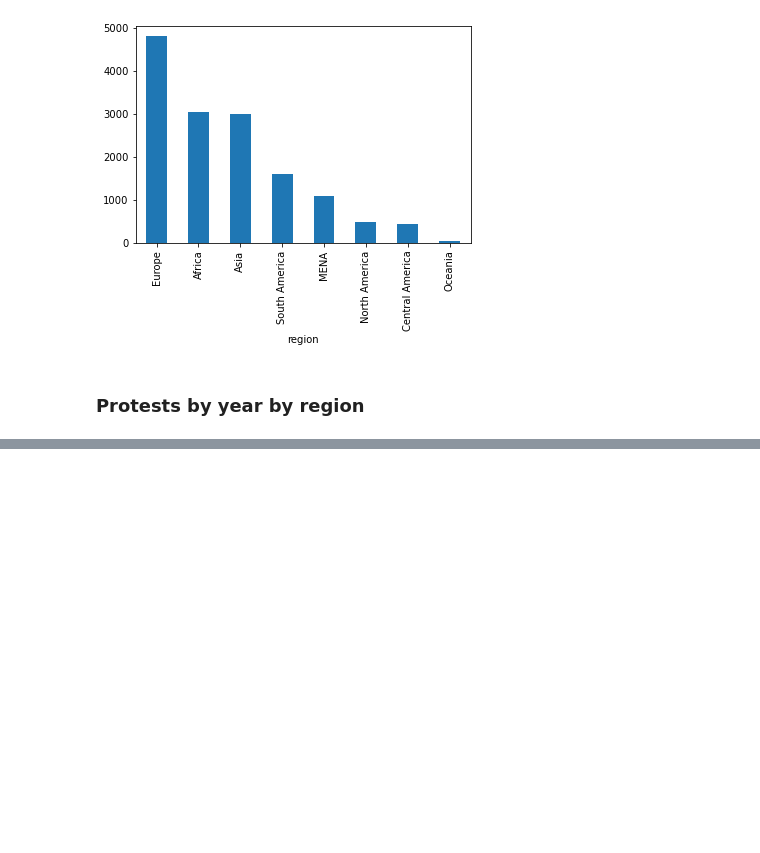
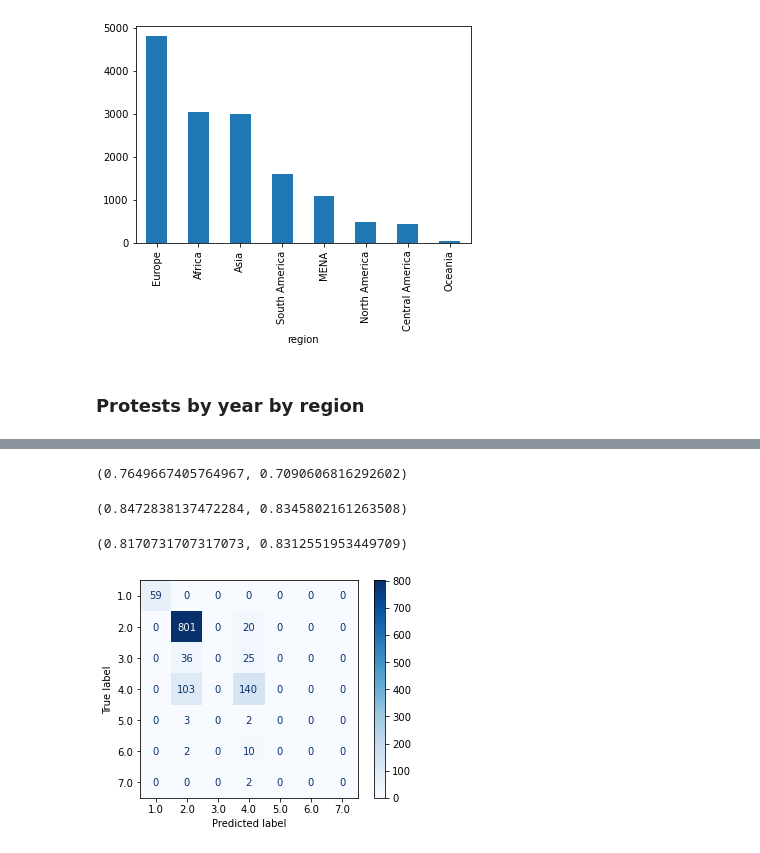
Before and after one commit to 1aaronh/worldwide_protest_analysis, a Jupyter notebook: group_project_eda.ipynb, the cells around one changed output, grey strips where cells are left out. Saved outputs shown, nothing was run; the diff lists cells and outputs as text; code cells hidden in the pictures; blank space fills up the shorter version.

```diff
--- a/group_project_eda.ipynb
+++ b/group_project_eda.ipynb
@@ -174,0 +644,8 @@ pd.crosstab(df2['region'], df2['year']).style.background_gradient(cmap = 'coolwa
+# %%
+featuresMC = edf3.drop(columns = drop2)
+# %%
+featuresMC = pd.get_dummies(featuresMC, columns = dummy2, drop_first = True);
+# %%
+X2 = featuresMC
+# %%
+X_train2, X_test2, y_train2, y_test2 = train_test_split(X2, y2, random_state = 100, stratify = y)
@@ -174,0 +662,17 @@ pd.crosstab(df2['region'], df2['year']).style.background_gradient(cmap = 'coolwa
+# %%
+# knn
+pknn.score(X_train2, y_train2), pknn.score(X_test2, y_test2)
+# %% [output]
+(0.7649667405764967, 0.7090606816292602)
+# %%
+# sv
+
+psv.score(X_train2, y_train2), psv.score(X_test2, y_test2)
+# %% [output]
+(0.8472838137472284, 0.8345802161263508)
+# %%
+# adaboost
+
+pab.score(X_train2, y_train2), pab.score(X_test2, y_test2)
+# %% [output]
+(0.8170731707317073, 0.8312551953449709)
@@ -174,0 +683,4 @@ pd.crosstab(df2['region'], df2['year']).style.background_gradient(cmap = 'coolwa
+# %%
+plot_confusion_matrix(pab, X_test2, y_test2, cmap='Blues', values_format='d');
+# %% [output]
+[figure, added]
```
Also changed, not shown: parts of 83 cells of this notebook.
